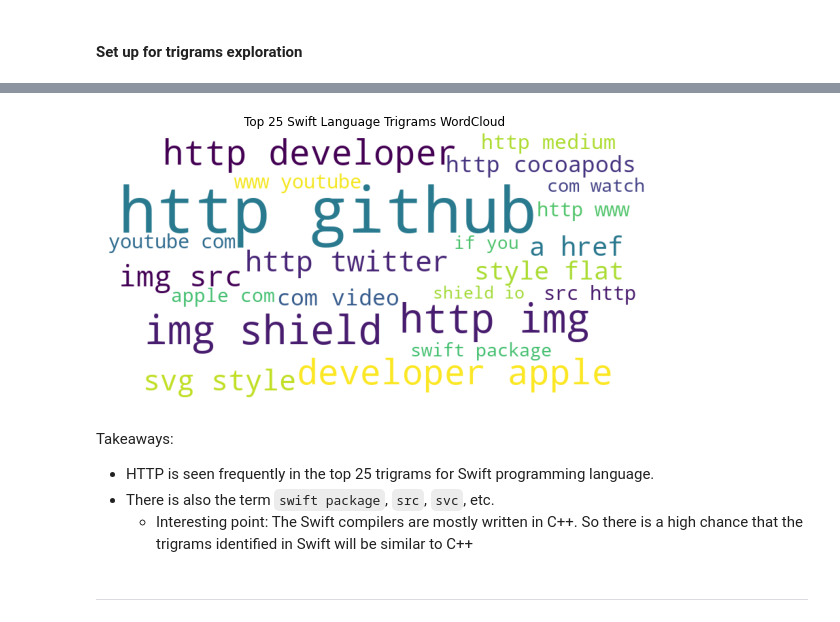
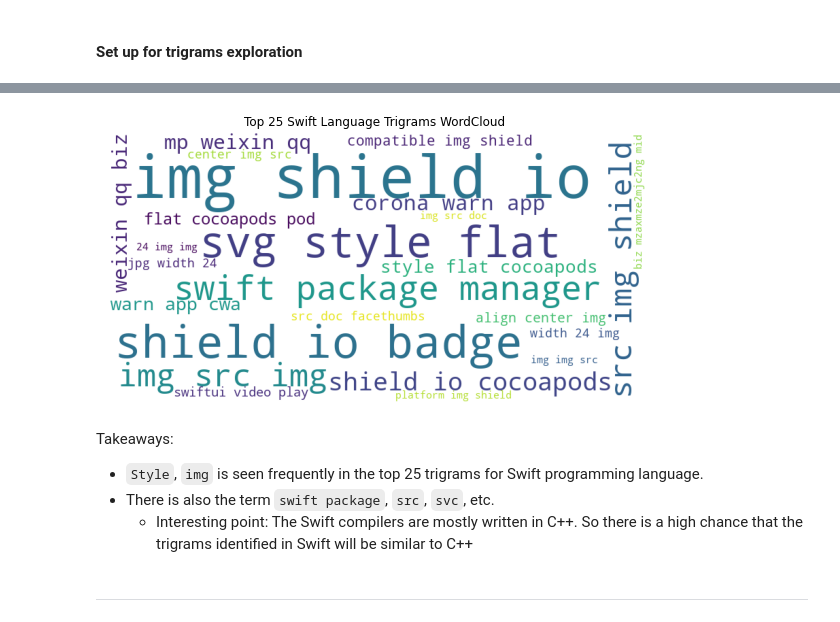
Before and after one commit to bowen-brock/Github-repo-project, a Jupyter notebook: Deangelo Scratch/deangelo_explore.ipynb, the cells around one changed output, grey strips where cells are left out. Cells and saved outputs as stored; diff of their text form; code cells hidden in the pictures.

```diff
--- a/Deangelo Scratch/deangelo_explore.ipynb
+++ b/Deangelo Scratch/deangelo_explore.ipynb
@@ -162,22 +103,22 @@ plt.show()
 # %%
 #Generate a wordcloud
 
 #First create a dictionary for the fequencies of the Trigrams
-data = {k[0] + ' ' + k[1]: count for k, count in top_25_swift_trigrams.to_dict().items()}
+data = {k[0] + ' ' + k[1] + ' ' + k[2]: count for k, count in top_25_swift_trigrams.to_dict().items()}
 
 #Create the wordcloud
 #Change the figsize before creating the wordcloud
 plt.figure(figsize=(10, 5))
 image = WordCloud(background_color = 'white', width = 800, height = 400).generate_from_frequencies(data)
 plt.title('Top 25 Swift Language Trigrams WordCloud')
 plt.imshow(image)
 plt.axis('off')
 plt.show()
 # %% [output]
-[figure, old version]
+[figure, new version]
 # %% [markdown]
 Takeaways:
-- HTTP is seen frequently in the top 25 trigrams for Swift programming language.
+- `Style`, `img` is seen frequently in the top 25 trigrams for Swift programming language.
 - There is also the term `swift package`, `src`, `svc`, etc.
     - Interesting point: The Swift compilers are mostly written in C++. So there is a high chance that the trigrams identified in Swift will be similar to C++
 # %% [markdown]
```
Also changed, not shown: parts of 58 cells of this notebook, 1 other file.
